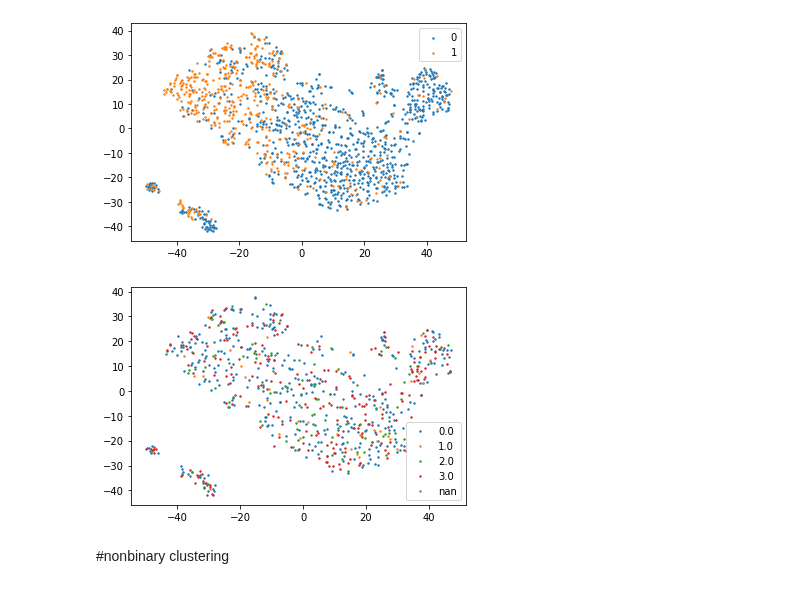
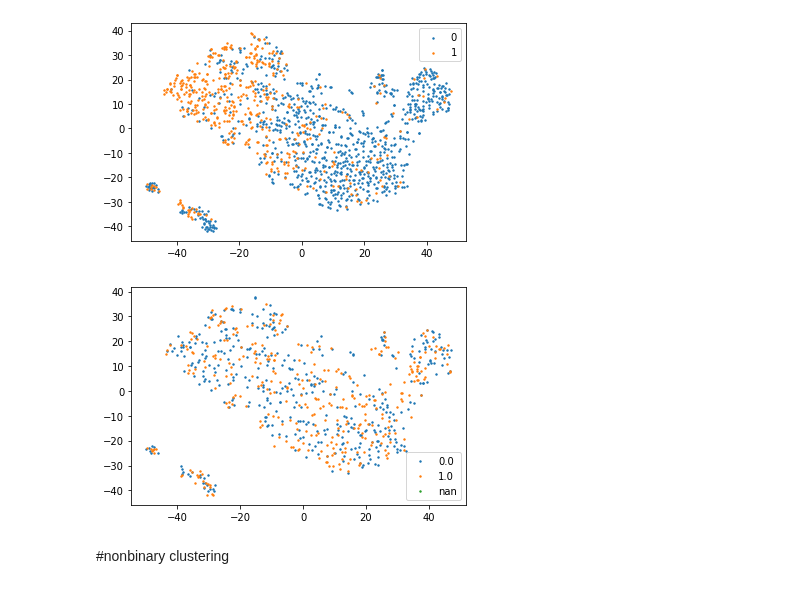
Before and after one commit to mtzig/LIDC_GDRO, a Jupyter notebook: notebooks/LIDC_clusters.ipynb, the cells around one changed output. Drawn from its saved outputs; the diff is of its cells as text; code cells hidden in the pictures.

```diff
--- a/notebooks/LIDC_clusters.ipynb
+++ b/notebooks/LIDC_clusters.ipynb
@@ -27,0 +95,5 @@ lidc_cnnFeatures.head()
+# %%
+spic = lidc_TSNE['spiculation']
+malig = lidc_TSNE['malignancy']
+
+lidc_TSNE['subgroup'] = [m*2+s for m,s in zip(malig,spic)]
@@ -27,0 +115,12 @@ lidc_cnnFeatures.head()
+# %%
+fig, ax = plt.subplots()
+group = lidc_TSNE['subgroup']
+component_1 = lidc_TSNE['component_1'].to_numpy()
+component_2 = lidc_TSNE['component_2'].to_numpy()
+# legend = {0:'red', 1:'blue'}
+
+for g in np.unique(group):
+    idx = np.where(group == g)
+    ax.scatter(component_1[idx], component_2[idx],  label = g, s = 1) #c = legend[g],
+ax.legend()
+plt.show()
@@ -28,3 +131,15 @@ lidc_cnnFeatures.head()
+# %%
+fig, ax = plt.subplots()
+group = f_TSNE['spiculation']
+component_1 = f_TSNE['component_1'].to_numpy()
+component_2 = f_TSNE['component_2'].to_numpy()
+# legend = {0:'red', 1:'blue'}
+
+for g in np.unique(group):
+    idx = np.where(group == g)
+    ax.scatter(component_1[idx], component_2[idx],  label = g, s = 2) #c = legend[g],
+ax.legend()
+plt.show()
 # %%
 X = lidc_cnnFeatures.drop(columns=['nodule_id']).values
 pca_512 = PCA(n_components=512, random_state=4)
@@ -160,6 +275,7 @@ f_TSNE = pd.DataFrame()
 f_TSNE['component_1'] = feats_embedded[:,0]
 f_TSNE['component_2'] = feats_embedded[:,1]
 f_TSNE['spiculation'] =  [int(lidc[lidc['noduleID'] == id]['spiculation'] > 1) for id in df['noduleID']]
+f_TSNE['malignancy'] = df['malignancy']
 # %%
 fig, ax = plt.subplots()
 group = f_TSNE['spiculation']
@@ -182,18 +298,18 @@ f_TSNE['subgroup'] =  df['subgroup'].replace(['unmarked_benign', 'marked_benign'
                         [0, 1,2,3], inplace=False)
 # %%
 fig, ax = plt.subplots()
-group = f_TSNE['subgroup']
+group = f_TSNE['malignancy']
 component_1 = f_TSNE['component_1'].to_numpy()
 component_2 = f_TSNE['component_2'].to_numpy()
 # legend = {0:'red', 1:'blue'}
 
 for g in np.unique(group):
     idx = np.where(group == g)
     ax.scatter(component_1[idx], component_2[idx],  label = g, s = 2) #c = legend[g],
 ax.legend()
 plt.show()
 # %% [output]
-[figure, old version]
+[figure, new version]
 # %% [markdown]
 #nonbinary clustering
 # %%
```
Also changed, not shown: parts of 14 cells of this notebook, 13 other files.
